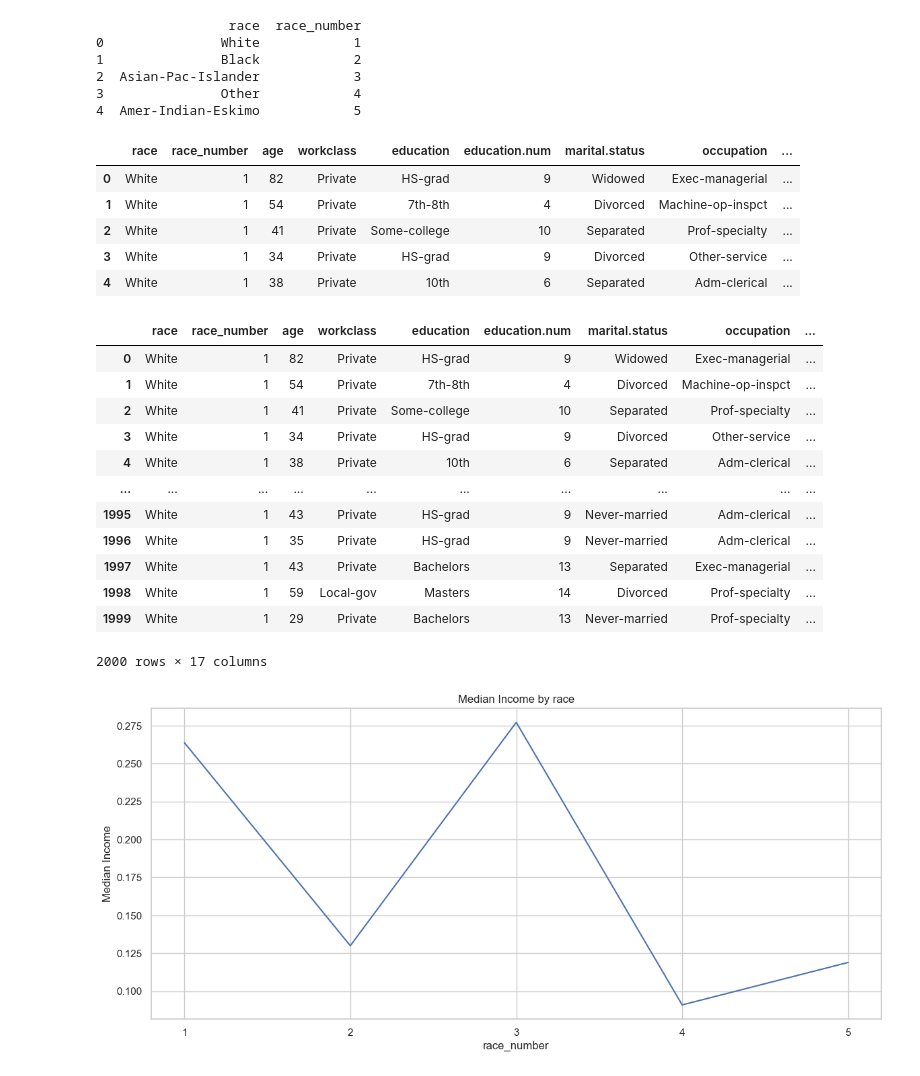
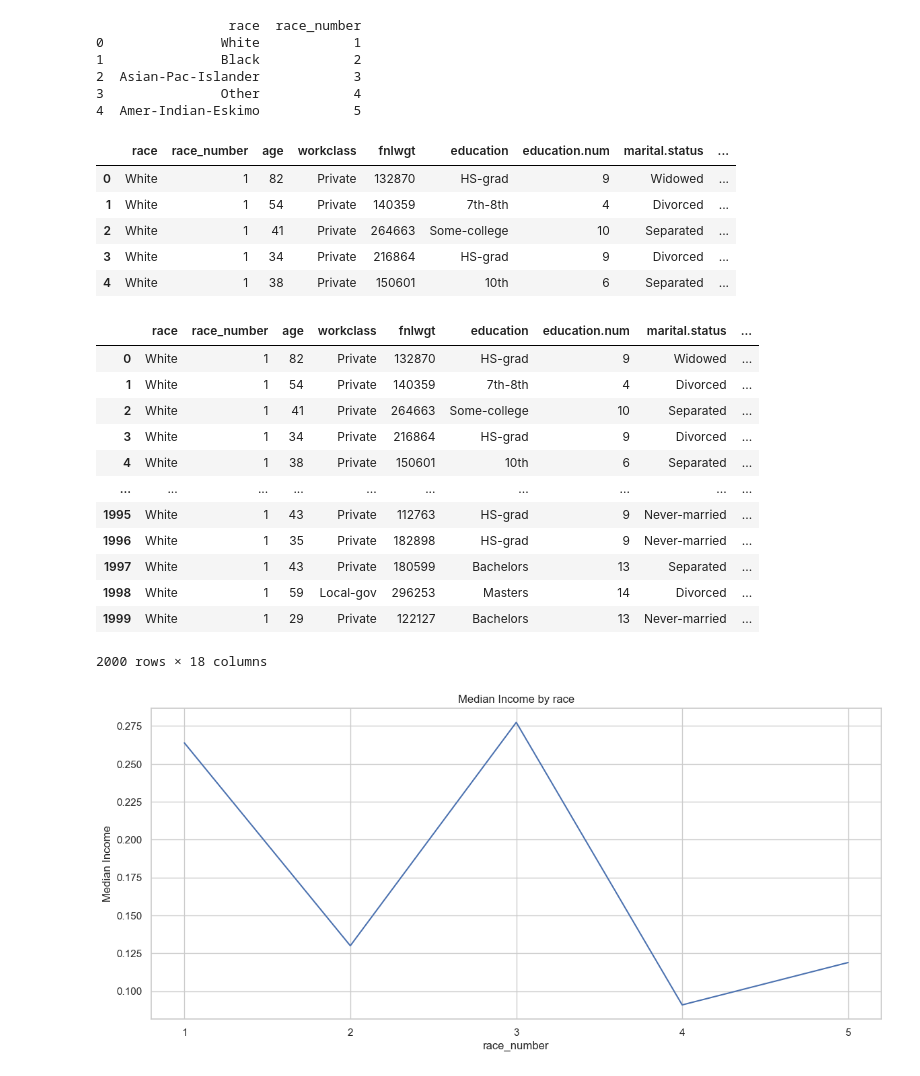
Before and after one commit to Naqibee/Project4, a Jupyter notebook: Income_Prediction.ipynb, the cells around one changed output. Saved outputs shown, nothing was run; the diff lists cells and outputs as text; code cells hidden in the pictures.

```diff
--- a/Income_Prediction.ipynb
+++ b/Income_Prediction.ipynb
@@ -78,3 +71,5 @@ df.head()
+# %%
+df.drop_duplicates(inplace=True)
 # %%
 
 df.shape
@@ -366,9 +351,9 @@ merged_df = race_df.merge(df, left_on='race', right_on='race', how='left')
 # %%
 merged_df.head()
 # %% [output]
-|  | race | race_number | age | workclass | education | education.num | marital.status | occupation | ... |
-| 0 | White | 1 | 82 | Private | HS-grad | 9 | Widowed | Exec-managerial | ... |
-| 1 | White | 1 | 54 | Private | 7th-8th | 4 | Divorced | Machine-op-inspct | ... |
-| 2 | White | 1 | 41 | Private | Some-college | 10 | Separated | Prof-specialty | ... |
-| 3 | White | 1 | 34 | Private | HS-grad | 9 | Divorced | Other-service | ... |
-| 4 | White | 1 | 38 | Private | 10th | 6 | Separated | Adm-clerical | ... |
+|  | race | race_number | age | workclass | fnlwgt | education | education.num | marital.status | ... |
+| 0 | White | 1 | 82 | Private | 132870 | HS-grad | 9 | Widowed | ... |
+| 1 | White | 1 | 54 | Private | 140359 | 7th-8th | 4 | Divorced | ... |
+| 2 | White | 1 | 41 | Private | 264663 | Some-college | 10 | Separated | ... |
+| 3 | White | 1 | 34 | Private | 216864 | HS-grad | 9 | Divorced | ... |
+| 4 | White | 1 | 38 | Private | 150601 | 10th | 6 | Separated | ... |
@@ -375,40 +363,43 @@ merged_df.head()
 # %%
 from sklearn.model_selection import train_test_split
 from sklearn.linear_model import LinearRegression
 import pandas as pd
 
-x = merged_df[['race_number']]
+X = merged_df[['race_number']]
 y = merged_df['income_binary']
-x_train, x_test, y_train, y_test = train_test_split(x, y, test_size=0.3, random_state=1)
+
+
+
+X_train, X_test, y_train, y_test = train_test_split(X, y, test_size=0.3, random_state=1)
 
 model = LinearRegression()
-model.fit(x_train, y_train)
+model.fit(X_train, y_train)
 
-group7_predictions = model.predict(x_test)
+group7_predictions = model.predict(X_test)
 
-x_test = x_test.reset_index(drop=True)
+X_test = X_test.reset_index(drop=True)
 
-merged_df_subset = merged_df.loc[x_test.index]
+merged_df_subset = merged_df.loc[X_test.index]
 
 dataframe = pd.DataFrame(group7_predictions, columns=['income_binary_prediction'], index=merged_df_subset.index)
 
 predict_val = merged_df_subset.join(dataframe)
 
 predict_val.head(2000)
 # %% [output]
-|  | race | race_number | age | workclass | education | education.num | marital.status | occupation | ... |
-| 0 | White | 1 | 82 | Private | HS-grad | 9 | Widowed | Exec-managerial | ... |
-| 1 | White | 1 | 54 | Private | 7th-8th | 4 | Divorced | Machine-op-inspct | ... |
-| 2 | White | 1 | 41 | Private | Some-college | 10 | Separated | Prof-specialty | ... |
-| 3 | White | 1 | 34 | Private | HS-grad | 9 | Divorced | Other-service | ... |
-| 4 | White | 1 | 38 | Private | 10th | 6 | Separated | Adm-clerical | ... |
+|  | race | race_number | age | workclass | fnlwgt | education | education.num | marital.status | ... |
+| 0 | White | 1 | 82 | Private | 132870 | HS-grad | 9 | Widowed | ... |
+| 1 | White | 1 | 54 | Private | 140359 | 7th-8th | 4 | Divorced | ... |
+| 2 | White | 1 | 41 | Private | 264663 | Some-college | 10 | Separated | ... |
+| 3 | White | 1 | 34 | Private | 216864 | HS-grad | 9 | Divorced | ... |
+| 4 | White | 1 | 38 | Private | 150601 | 10th | 6 | Separated | ... |
 | ... | ... | ... | ... | ... | ... | ... | ... | ... | ... |
-| 1995 | White | 1 | 43 | Private | HS-grad | 9 | Never-married | Adm-clerical | ... |
-| 1996 | White | 1 | 35 | Private | HS-grad | 9 | Never-married | Adm-clerical | ... |
-| 1997 | White | 1 | 43 | Private | Bachelors | 13 | Separated | Exec-managerial | ... |
-| 1998 | White | 1 | 59 | Local-gov | Masters | 14 | Divorced | Prof-specialty | ... |
-| 1999 | White | 1 | 29 | Private | Bachelors | 13 | Never-married | Prof-specialty | ... |
+| 1995 | White | 1 | 43 | Private | 112763 | HS-grad | 9 | Never-married | ... |
+| 1996 | White | 1 | 35 | Private | 182898 | HS-grad | 9 | Never-married | ... |
+| 1997 | White | 1 | 43 | Private | 180599 | Bachelors | 13 | Separated | ... |
+| 1998 | White | 1 | 59 | Local-gov | 296253 | Masters | 14 | Divorced | ... |
+| 1999 | White | 1 | 29 | Private | 122127 | Bachelors | 13 | Never-married | ... |
-2000 rows × 17 columns
+2000 rows × 18 columns
 # %%
 # Allows for the average income for different age groups
 avg = merged_df.groupby('race_number')['income_binary'].mean()
```
Also changed, not shown: parts of 76 cells of this notebook.
